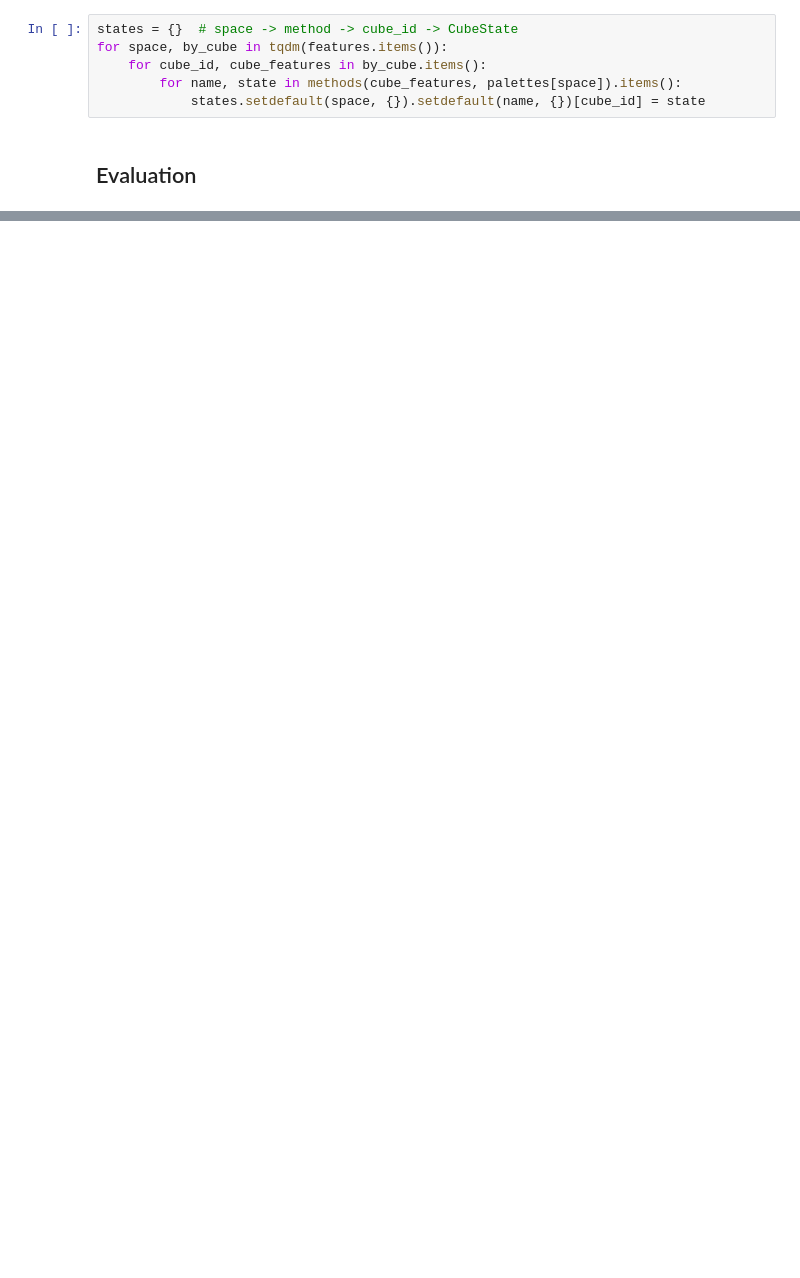
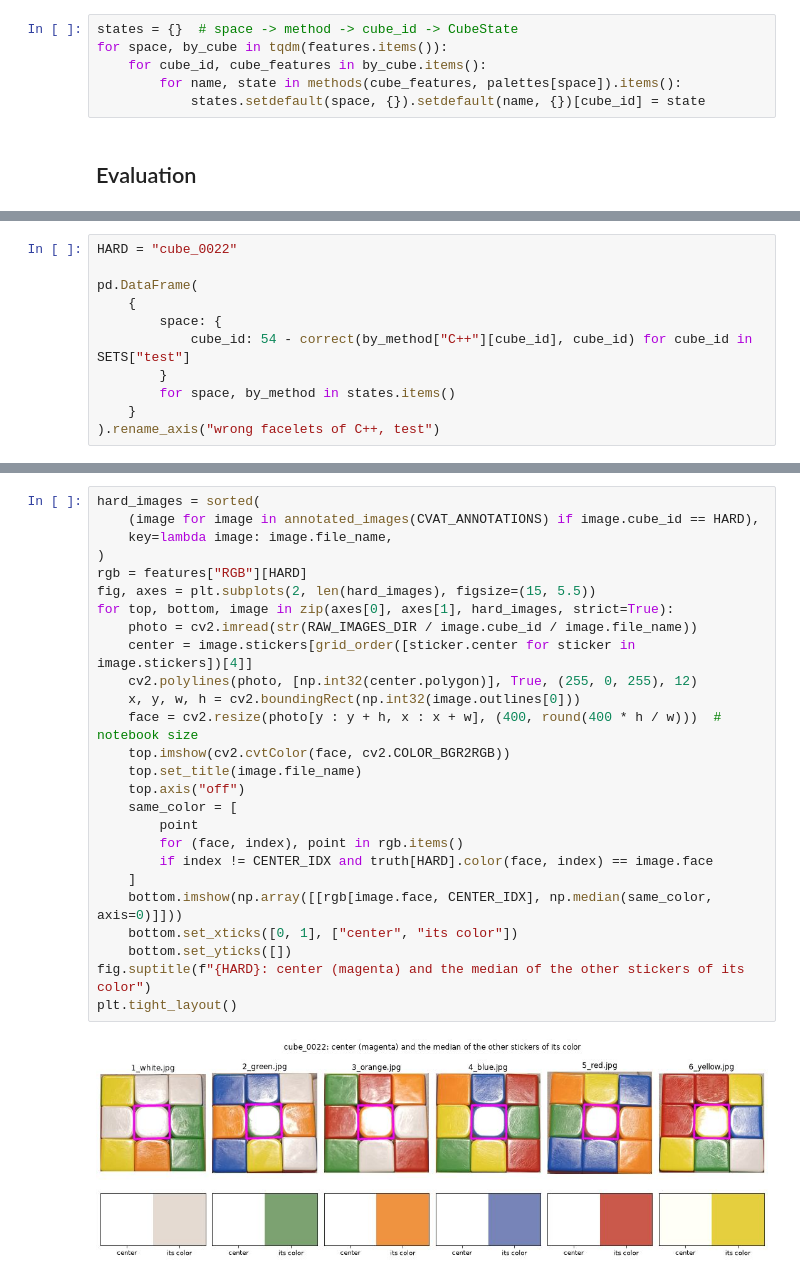
Before and after one commit to kwyrzyk/puzzle-vision, a Jupyter notebook: research/notebooks/3.1-kw-sticker-color-classification.ipynb, the cells around one changed output, grey strips where cells are left out. Drawn from its saved outputs; the diff is of its cells as text; blank space fills up the shorter version.

```diff
--- a/research/notebooks/3.1-kw-sticker-color-classification.ipynb
+++ b/research/notebooks/3.1-kw-sticker-color-classification.ipynb
@@ -549,0 +786,11 @@ pd.DataFrame(
+# %%
+HARD = "cube_0022"
+
+pd.DataFrame(
+    {
+        space: {
+            cube_id: 54 - correct(by_method["C++"][cube_id], cube_id) for cube_id in SETS["test"]
+        }
+        for space, by_method in states.items()
+    }
+).rename_axis("wrong facelets of C++, test")
@@ -549,0 +814,28 @@ pd.DataFrame(
+# %%
+hard_images = sorted(
+    (image for image in annotated_images(CVAT_ANNOTATIONS) if image.cube_id == HARD),
+    key=lambda image: image.file_name,
+)
+rgb = features["RGB"][HARD]
+fig, axes = plt.subplots(2, len(hard_images), figsize=(15, 5.5))
+for top, bottom, image in zip(axes[0], axes[1], hard_images, strict=True):
+    photo = cv2.imread(str(RAW_IMAGES_DIR / image.cube_id / image.file_name))
+    center = image.stickers[grid_order([sticker.center for sticker in image.stickers])[4]]
+    cv2.polylines(photo, [np.int32(center.polygon)], True, (255, 0, 255), 12)
+    x, y, w, h = cv2.boundingRect(np.int32(image.outlines[0]))
+    face = cv2.resize(photo[y : y + h, x : x + w], (400, round(400 * h / w)))  # notebook size
+    top.imshow(cv2.cvtColor(face, cv2.COLOR_BGR2RGB))
+    top.set_title(image.file_name)
+    top.axis("off")
+    same_color = [
+        point
+        for (face, index), point in rgb.items()
+        if index != CENTER_IDX and truth[HARD].color(face, index) == image.face
+    ]
+    bottom.imshow(np.array([[rgb[image.face, CENTER_IDX], np.median(same_color, axis=0)]]))
+    bottom.set_xticks([0, 1], ["center", "its color"])
+    bottom.set_yticks([])
+fig.suptitle(f"{HARD}: center (magenta) and the median of the other stickers of its color")
+plt.tight_layout()
+# %% [output]
+[figure, added]
```
Also changed, not shown: parts of 33 cells of this notebook.
